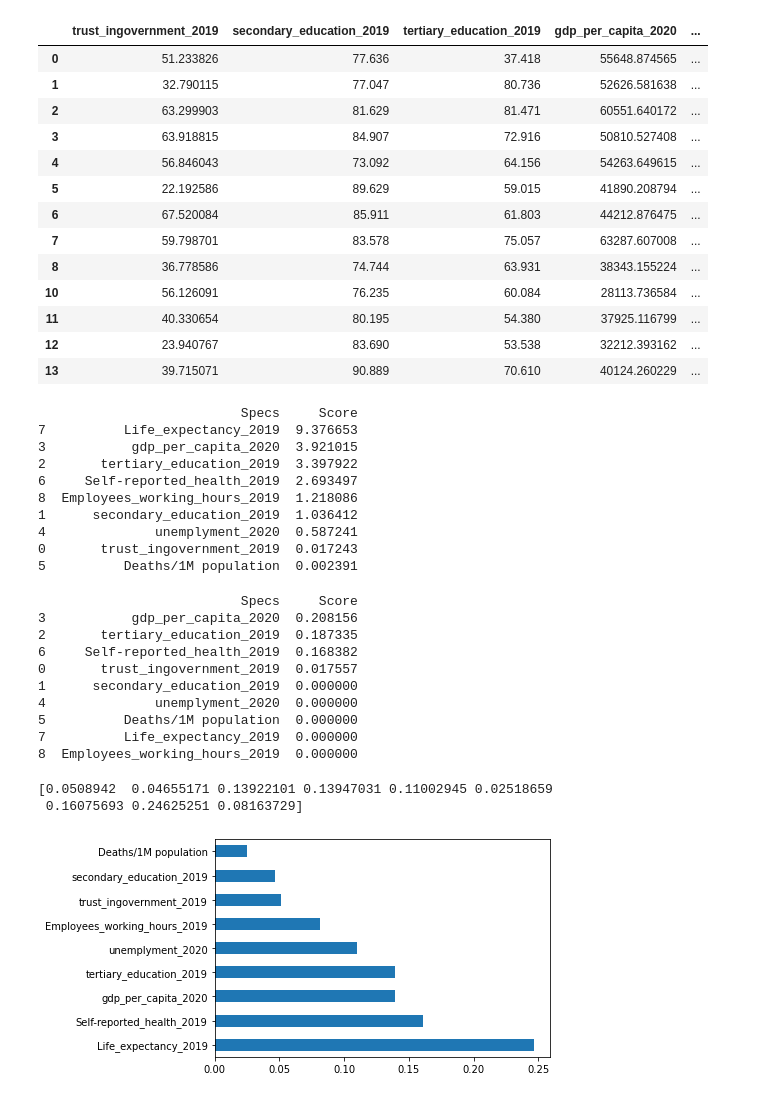
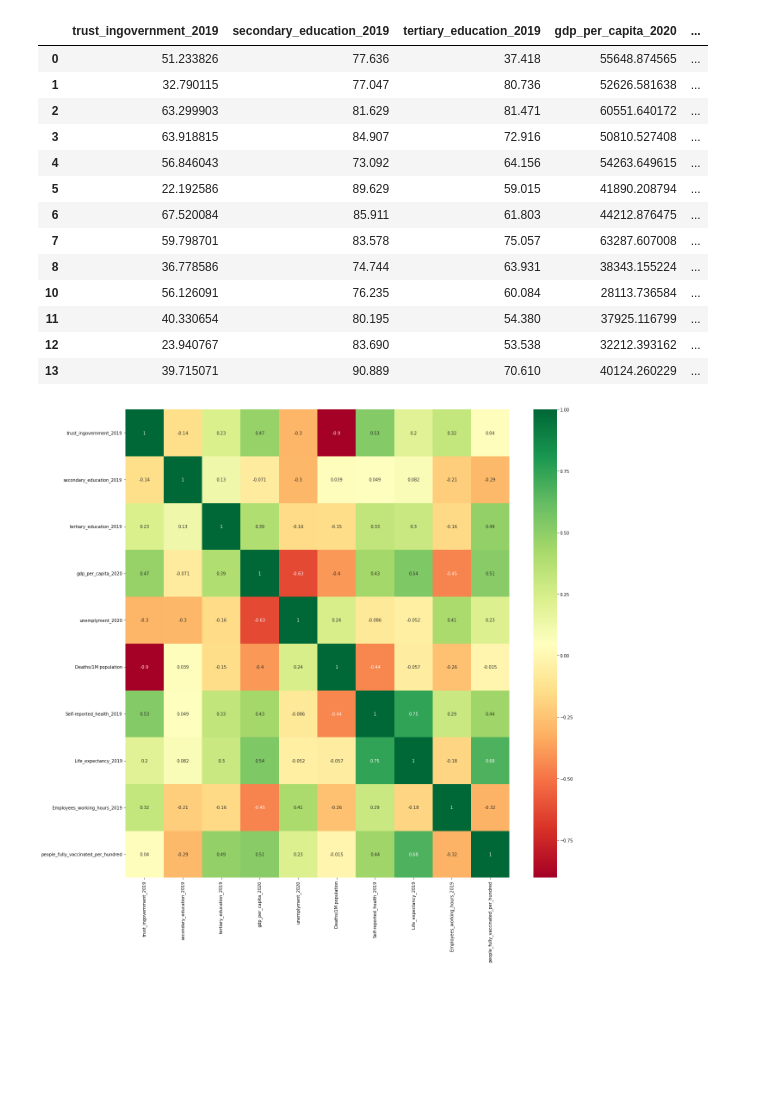
Before and after one commit to ValentinaMiller/Influences-on-covid-19-vaccination-rates, a Jupyter notebook: Data_cleaning.ipynb, the cells around one changed output. Drawn from its saved outputs; the diff is of its cells as text; code cells hidden in the pictures; blank space fills up the shorter version.

```diff
--- a/Data_cleaning.ipynb
+++ b/Data_cleaning.ipynb
@@ -40,7 +40,7 @@ df
 | 61281 | Turkey | 56.70 |
 # %%
 df0 = pd.read_csv('gdp_per_capita.csv')
-df0=df0.loc[(df0["Country Name"].isin(country_list))][["Country Name","2020"]] # select countries and reduce to gdp
+df0=df0[["Country Name","2020"]] # select countries and reduce to gdp
 df0.rename(columns={'2020': 'gdp_per_capita_2020'}, inplace=True)
 df0
 # %% [output]
@@ -63,7 +63,7 @@ df0
 | 263 | South Africa | 13355.598709 |
 # %%
 df1 = pd.read_csv('unemployment_rate.csv')
-df1 = df1.loc[(df1["Country Name"].isin(country_list))][["Country Name","2020"]] # select and reduce
+df1 = df1[["Country Name","2020"]] # select and reduce
 df1.rename(columns={"2020": "unemplyment_2020"}, inplace=True)
 df1
 # %% [output]
@@ -189,7 +167,7 @@ df5
 # %%
 df6 = pd.read_csv('worldwide_covid_data.csv')
 df6.rename(columns={"Country": "Country Name"}, inplace=True)
-df6 = df6.loc[(df6["Country Name"].isin(country_list))][["Country Name","Deaths/1M population"]]
+df6 = df6[["Country Name","Deaths/1M population"]]
 df6
 # %% [output]
 |  | Country Name | Deaths/1M population |
@@ -344,54 +322,11 @@ X
 | 11 | 40.330654 | 80.195 | 54.380 | 37925.116799 | ... |
 | 12 | 23.940767 | 83.690 | 53.538 | 32212.393162 | ... |
 | 13 | 39.715071 | 90.889 | 70.610 | 40124.260229 | ... |
-# %%
-X_new = SelectKBest(f_regression, k=2).fit(X, Y)
-dfscores = pd.DataFrame(X_new.scores_)
-dfcolumns = pd.DataFrame(X.columns)
-#concat two dataframes for better visualization
-featureScores = pd.concat([dfcolumns,dfscores],axis=1)
-featureScores.columns = ['Specs','Score']  #naming the dataframe columns
-print(featureScores.nlargest(10,'Score'))
-# %% [output]
-                          Specs     Score
-7          Life_expectancy_2019  9.376653
-3           gdp_per_capita_2020  3.921015
-2       tertiary_education_2019  3.397922
-6     Self-reported_health_2019  2.693497
-8  Employees_working_hours_2019  1.218086
-1      secondary_education_2019  1.036412
-4              unemplyment_2020  0.587241
-0       trust_ingovernment_2019  0.017243
-5          Deaths/1M population  0.002391
-# %%
-X_new = SelectKBest(mutual_info_regression, k=2).fit(X, Y)
-dfscores = pd.DataFrame(X_new.scores_)
-dfcolumns = pd.DataFrame(X.columns)
-#concat two dataframes for better visualization
-featureScores = pd.concat([dfcolumns,dfscores],axis=1)
-featureScores.columns = ['Specs','Score']  #naming the dataframe columns
-print(featureScores.nlargest(10,'Score'))
-# %% [output]
-                          Specs     Score
-3           gdp_per_capita_2020  0.208156
-2       tertiary_education_2019  0.187335
-6     Self-reported_health_2019  0.168382
-0       trust_ingovernment_2019  0.017557
-1      secondary_education_2019  0.000000
-4              unemplyment_2020  0.000000
-5          Deaths/1M population  0.000000
-7          Life_expectancy_2019  0.000000
-8  Employees_working_hours_2019  0.000000
-# %%
-
-model = ExtraTreesRegressor()
-model.fit(X,Y)
-print(model.feature_importances_) #use inbuilt class feature_importances of tree based classifiers
-#plot graph of feature importances for better visualization
-feat_importances = pd.Series(model.feature_importances_, index=X.columns)
-feat_importances.nlargest(10).plot(kind='barh')
-plt.show()
-# %% [output]
-[0.0508942  0.04655171 0.13922101 0.13947031 0.11002945 0.02518659
- 0.16075693 0.24625251 0.08163729]
-[figure, removed]
+# %%
+corrmat = data.corr()
+top_corr_features = corrmat.index
+plt.figure(figsize=(20,20))
+#plot heat map
+g=sns.heatmap(data[['trust_ingovernment_2019','secondary_education_2019','tertiary_education_2019','gdp_per_capita_2020','unemplyment_2020','Deaths/1M population','Self-reported_health_2019','Life_expectancy_2019','Employees_working_hours_2019', 'people_fully_vaccinated_per_hundred']].corr(),annot=True,cmap="RdYlGn")
+# %% [output]
+[figure, added]
```
Also changed, not shown: parts of 4 cells of this notebook.
